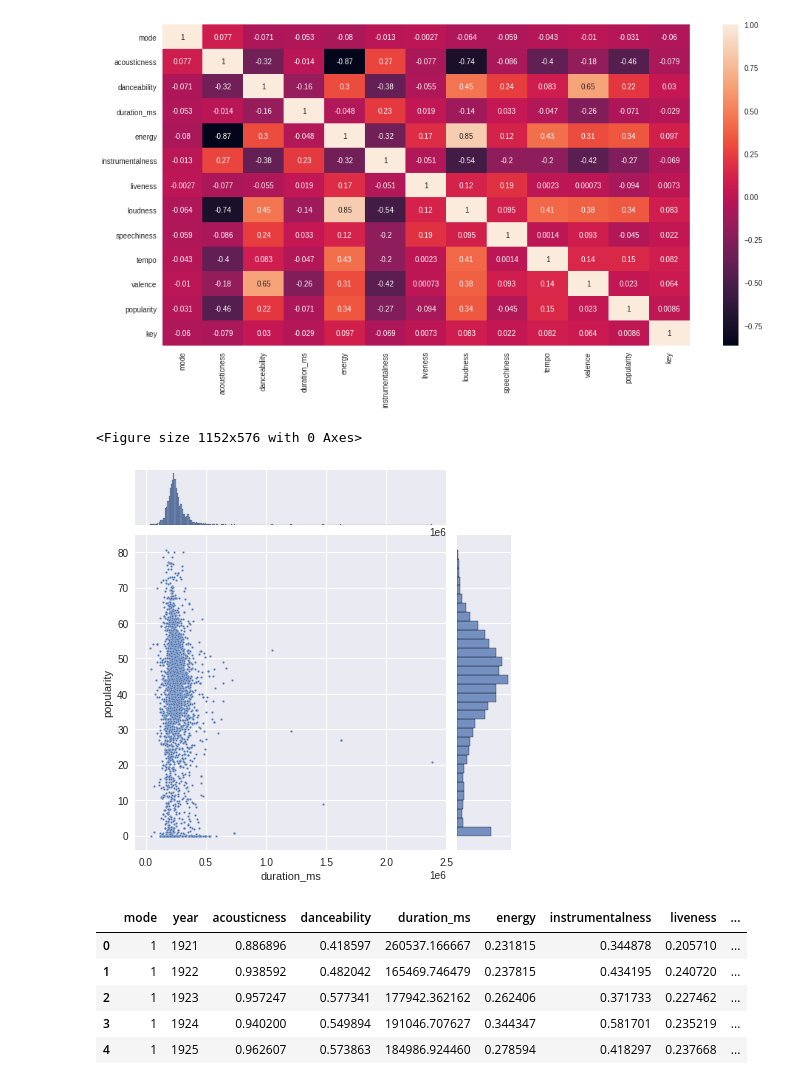
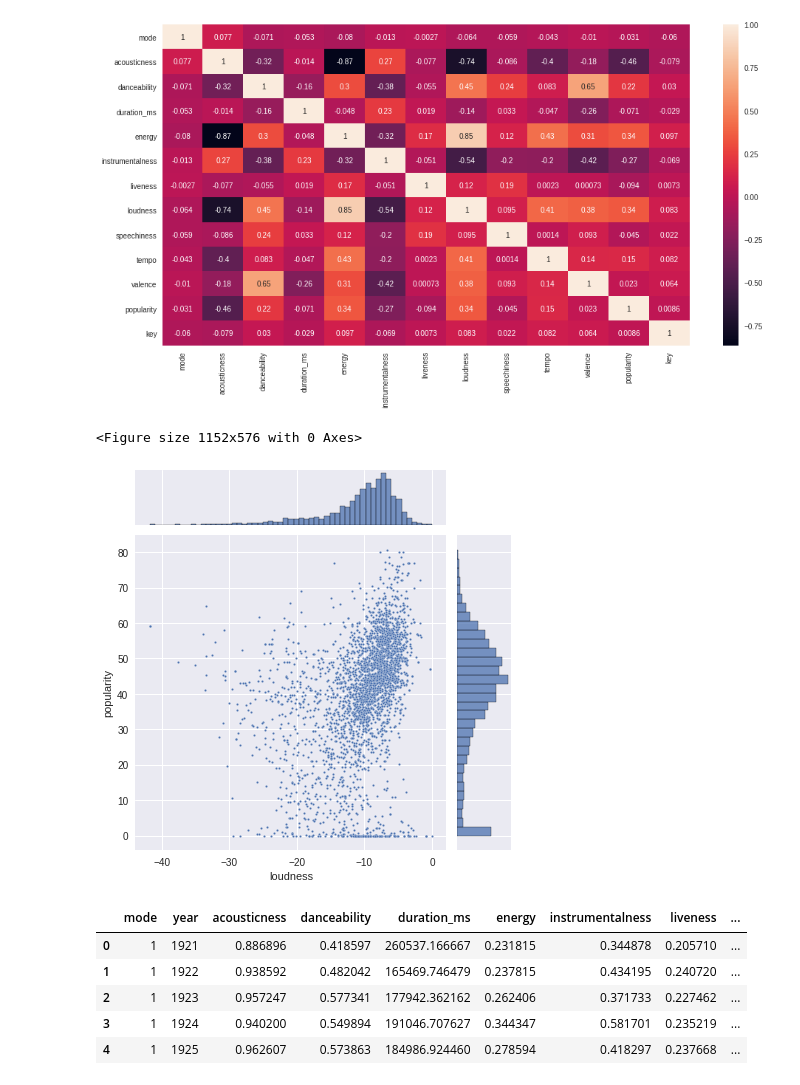
Before and after one commit to IzkSensei/Data-Visualization, a Jupyter notebook: Spotify Visualization.ipynb, the cells around one changed output. Saved outputs shown, nothing was run; the diff lists cells and outputs as text; code cells hidden in the pictures.

```diff
--- a/Spotify Visualization.ipynb
+++ b/Spotify Visualization.ipynb
@@ -89,10 +108,10 @@ sns.heatmap(corr,annot=True)
 [figure]
 # %%
 plt.figure(figsize=(16, 8))
-ax = sns.jointplot(x=genre['loudness'],y=genre['popularity'],,data=genre,s=5)
+ax = sns.jointplot(x=genre['loudness'],y=genre['popularity'],data=genre,s=5)
 # %% [output]
 <Figure size 1152x576 with 0 Axes>
-[figure, old version]
+[figure, new version]
 # %%
 path = 'data_by_year_o.csv'
 data = pd.read_csv(path)
```
Also changed, not shown: parts of 16 cells of this notebook.
